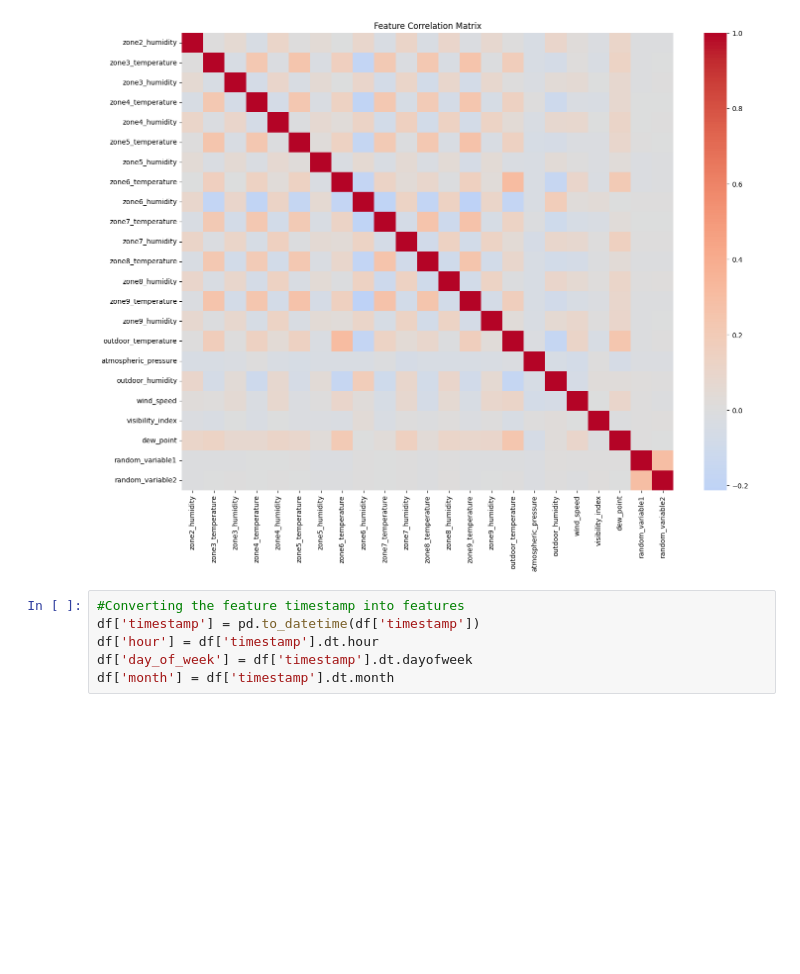
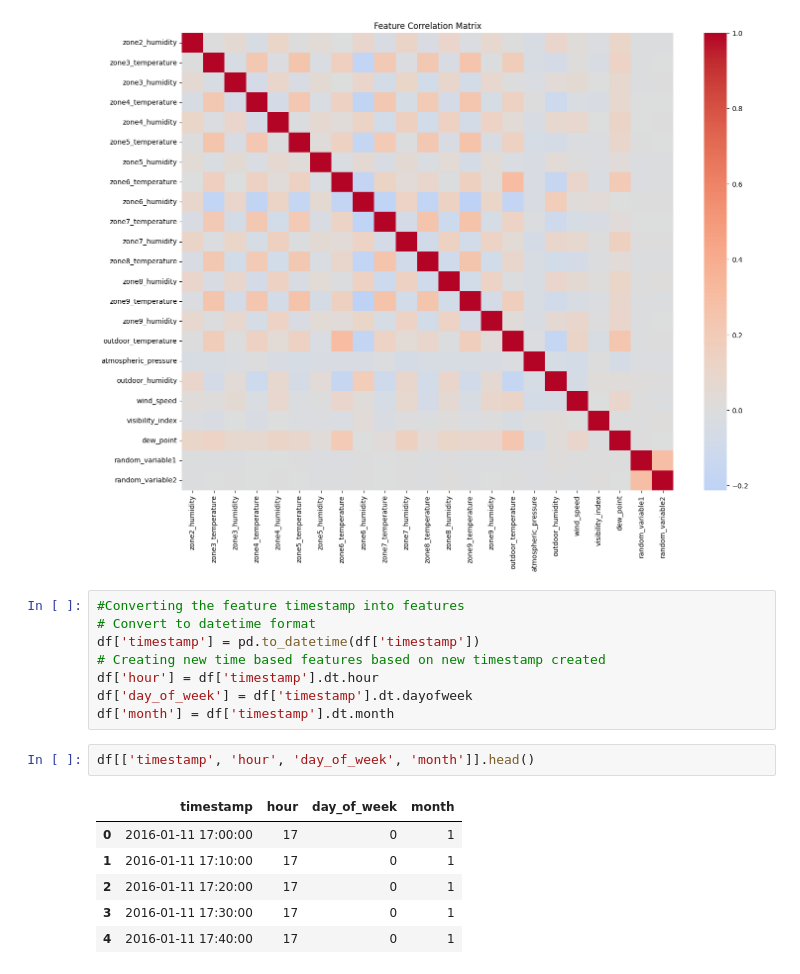
Before and after one commit to shivam-kr935/DS-Intern-Assignment-ShivamKumar, a Jupyter notebook: notebooks/eda_energy_prediction.ipynb, the cells around one changed output. Saved outputs shown, nothing was run; the diff lists cells and outputs as text; blank space fills up the shorter version.

```diff
--- a/notebooks/eda_energy_prediction.ipynb
+++ b/notebooks/eda_energy_prediction.ipynb
@@ -131,7 +131,18 @@ plt.show()
 [figure]
 # %%
 #Converting the feature timestamp into features
+# Convert to datetime format
 df['timestamp'] = pd.to_datetime(df['timestamp'])
+# Creating new time based features based on new timestamp created
 df['hour'] = df['timestamp'].dt.hour
 df['day_of_week'] = df['timestamp'].dt.dayofweek
 df['month'] = df['timestamp'].dt.month
+# %%
+df[['timestamp', 'hour', 'day_of_week', 'month']].head()
+# %% [output]
+|  | timestamp | hour | day_of_week | month |
+| 0 | 2016-01-11 17:00:00 | 17 | 0 | 1 |
+| 1 | 2016-01-11 17:10:00 | 17 | 0 | 1 |
+| 2 | 2016-01-11 17:20:00 | 17 | 0 | 1 |
+| 3 | 2016-01-11 17:30:00 | 17 | 0 | 1 |
+| 4 | 2016-01-11 17:40:00 | 17 | 0 | 1 |
```
Also changed, not shown: parts of 16 cells of this notebook.
